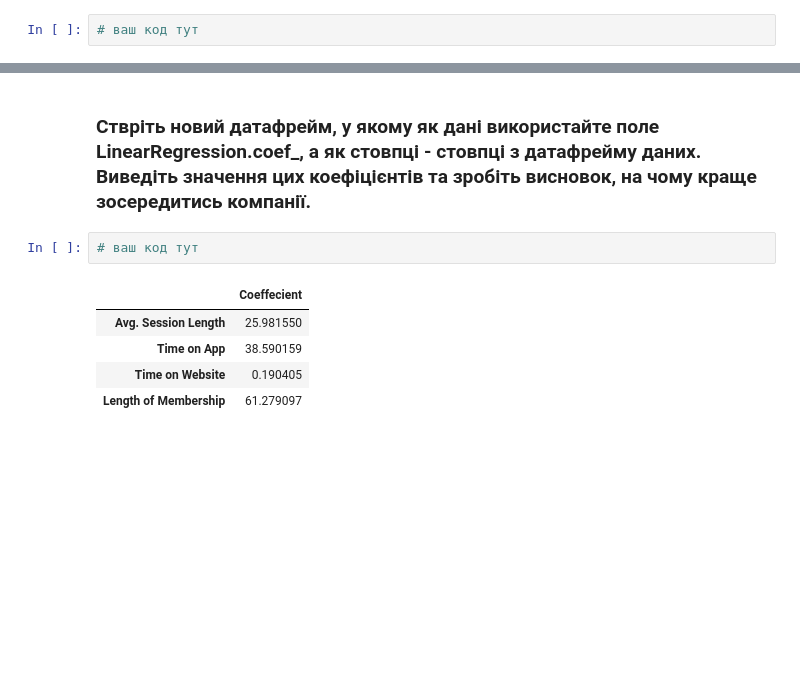
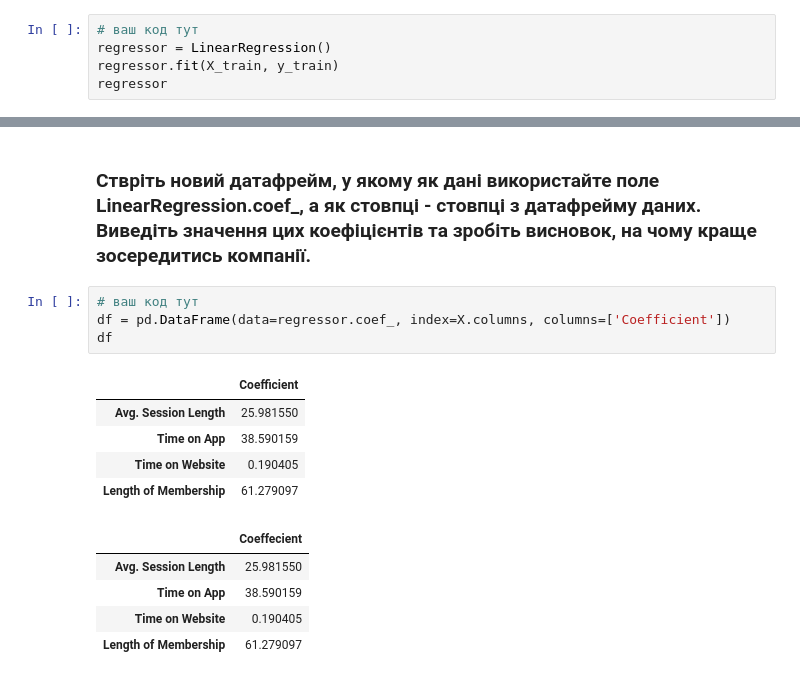
Before and after one commit to 4gn5t/DataInstrumentsPY, a Jupyter notebook: Lab7_Classification_Regression/Lab7.ipynb, the cells around one changed output, grey strips where cells are left out. Saved outputs shown, nothing was run; the diff lists cells and outputs as text; blank space fills up the shorter version.

```diff
--- a/Lab7_Classification_Regression/Lab7.ipynb
+++ b/Lab7_Classification_Regression/Lab7.ipynb
@@ -442,6 +762,9 @@ weighted avg       0.97      0.97      0.97       300
 ### Створіть модель та натренуйте модель.
 # %%
 # ваш код тут
+regressor = LinearRegression()
+regressor.fit(X_train, y_train)
+regressor
 # %% [output]
 LinearRegression()
 # %% [markdown]
@@ -459,6 +806,14 @@ RMSE: 8.93381506697864
 ### Ствріть новий датафрейм, у якому як дані використайте поле LinearRegression.coef_, а як стовпці - стовпці з датафрейму даних. Виведіть значення цих коефіцієнтів та зробіть висновок, на чому краще зосередитись компанії.
 # %%
 # ваш код тут
+df = pd.DataFrame(data=regressor.coef_, index=X.columns, columns=['Coefficient'])
+df
+# %% [output]
+|  | Coefficient |
+| Avg. Session Length | 25.981550 |
+| Time on App | 38.590159 |
+| Time on Website | 0.190405 |
+| Length of Membership | 61.279097 |
 # %%
 # %% [output]
 |  | Coeffecient |
```
Also changed, not shown: parts of 45 cells of this notebook.
